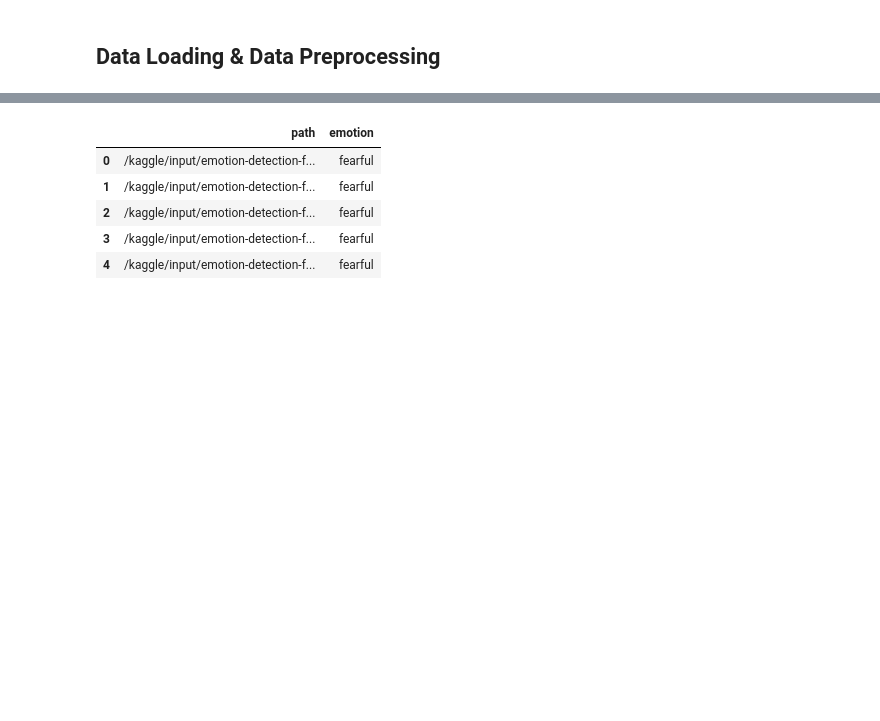
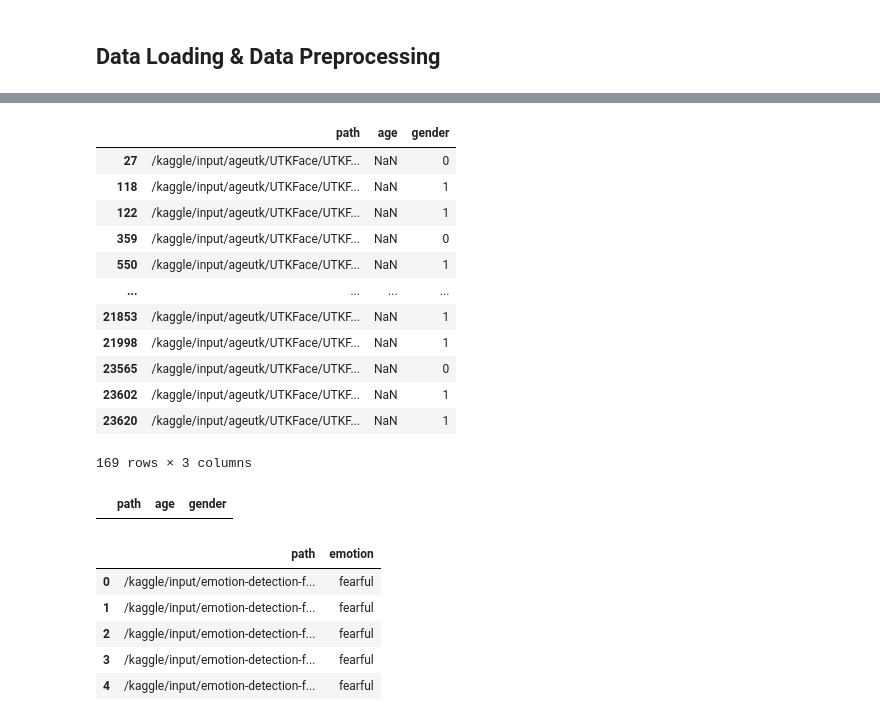
Before and after one commit to gulomovazukhrakhon/IU-Projects, a Jupyter notebook: Project: Edge AI_DLBAIPEAI/age-gender-and-expression-recognition.ipynb, the cells around one changed output, grey strips where cells are left out. Drawn from its saved outputs; the diff is of its cells as text; code cells hidden in the pictures; blank space fills up the shorter version.

```diff
--- a/Project: Edge AI_DLBAIPEAI/age-gender-and-expression-recognition.ipynb
+++ b/Project: Edge AI_DLBAIPEAI/age-gender-and-expression-recognition.ipynb
@@ -39,12 +39,8 @@ def parse_filename(filename):
     parts = filename.split("_")
     return {"path": f"/kaggle/input/ageutk/UTKFace/UTKFace/UTKFace/{filename}", "age": int(parts[0]), "gender": int(parts[1])}
 # %%
-age_bins = [i for i in range(0, 81, 5)]
+age_bins = [i for i in range(0, 91, 5)]
 age_labels = [f"{age_bins[i]}-{age_bins[i+1]-1}" for i in range(len(age_bins)-1)]
 
 ageutkface_data = [parse_filename(path.name) for path in AGEUTK_PATH_LIST]
 AGEUTK_METADATA = pd.DataFrame(ageutkface_data)
-AGEUTK_METADATA['age'] = pd.cut(
-    AGEUTK_METADATA['age'], bins=age_bins, labels=age_labels, right=False
-)
-AGEUTK_METADATA.head()
@@ -57,0 +61,16 @@ AGEUTK_METADATA.head()
+# %%
+AGEUTK_METADATA[AGEUTK_METADATA['age'].isna()]
+# %% [output]
+|  | path | age | gender |
+| 27 | /kaggle/input/ageutk/UTKFace/UTKF... | NaN | 0 |
+| 118 | /kaggle/input/ageutk/UTKFace/UTKF... | NaN | 1 |
+| 122 | /kaggle/input/ageutk/UTKFace/UTKF... | NaN | 1 |
+| 359 | /kaggle/input/ageutk/UTKFace/UTKF... | NaN | 0 |
+| 550 | /kaggle/input/ageutk/UTKFace/UTKF... | NaN | 1 |
+| ... | ... | ... | ... |
+| 21853 | /kaggle/input/ageutk/UTKFace/UTKF... | NaN | 1 |
+| 21998 | /kaggle/input/ageutk/UTKFace/UTKF... | NaN | 1 |
+| 23565 | /kaggle/input/ageutk/UTKFace/UTKF... | NaN | 0 |
+| 23602 | /kaggle/input/ageutk/UTKFace/UTKF... | NaN | 1 |
+| 23620 | /kaggle/input/ageutk/UTKFace/UTKF... | NaN | 1 |
+169 rows × 3 columns
@@ -58,3 +79,7 @@ AGEUTK_METADATA.head()
+# %%
+AGEUTK_METADATA[AGEUTK_METADATA['age'].isna()]
+# %% [output]
+|  | path | age | gender |
 # %%
 emotion_data = [{'path': path, 'emotion': path.parent.stem} for path in EMOTION_IMAGE_PATH_LIST]
 EMOTION_METADATA = pd.DataFrame(emotion_data)
```
Also changed, not shown: parts of 12 cells of this notebook.
